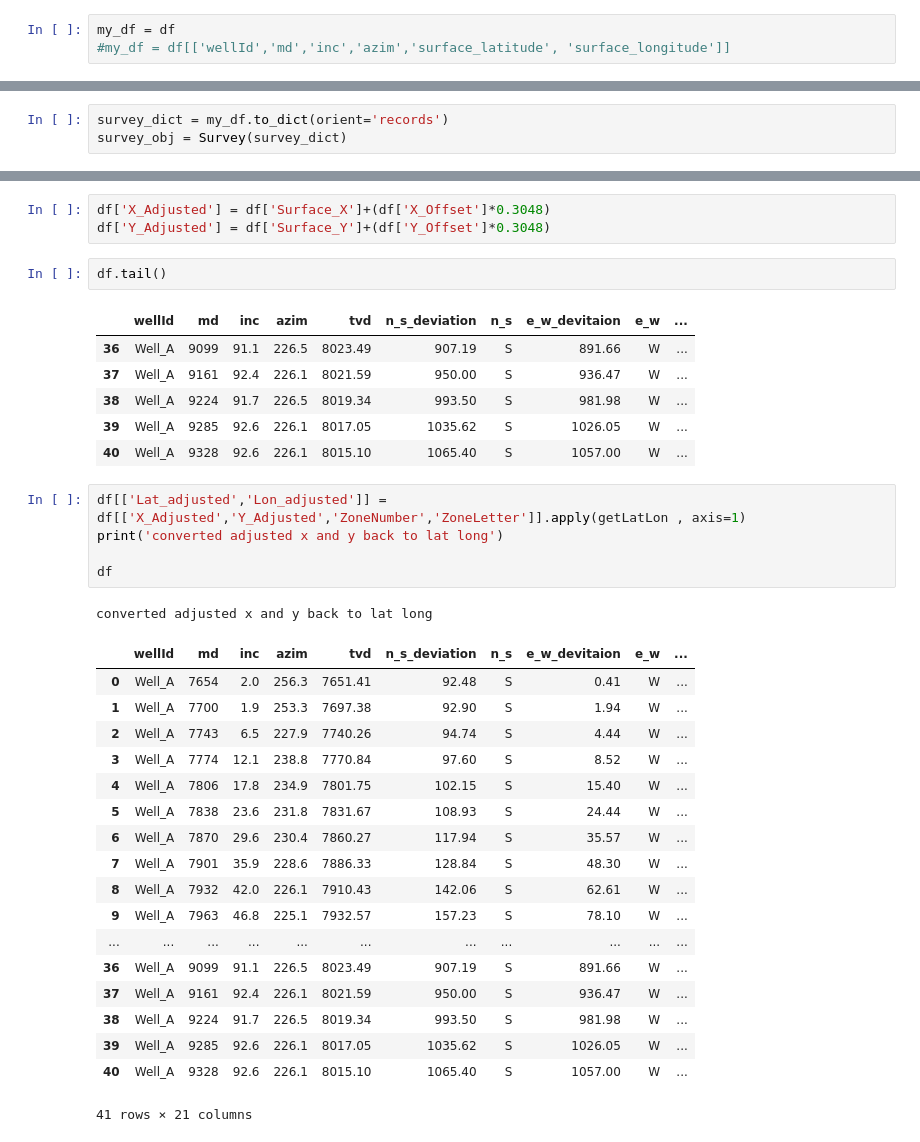
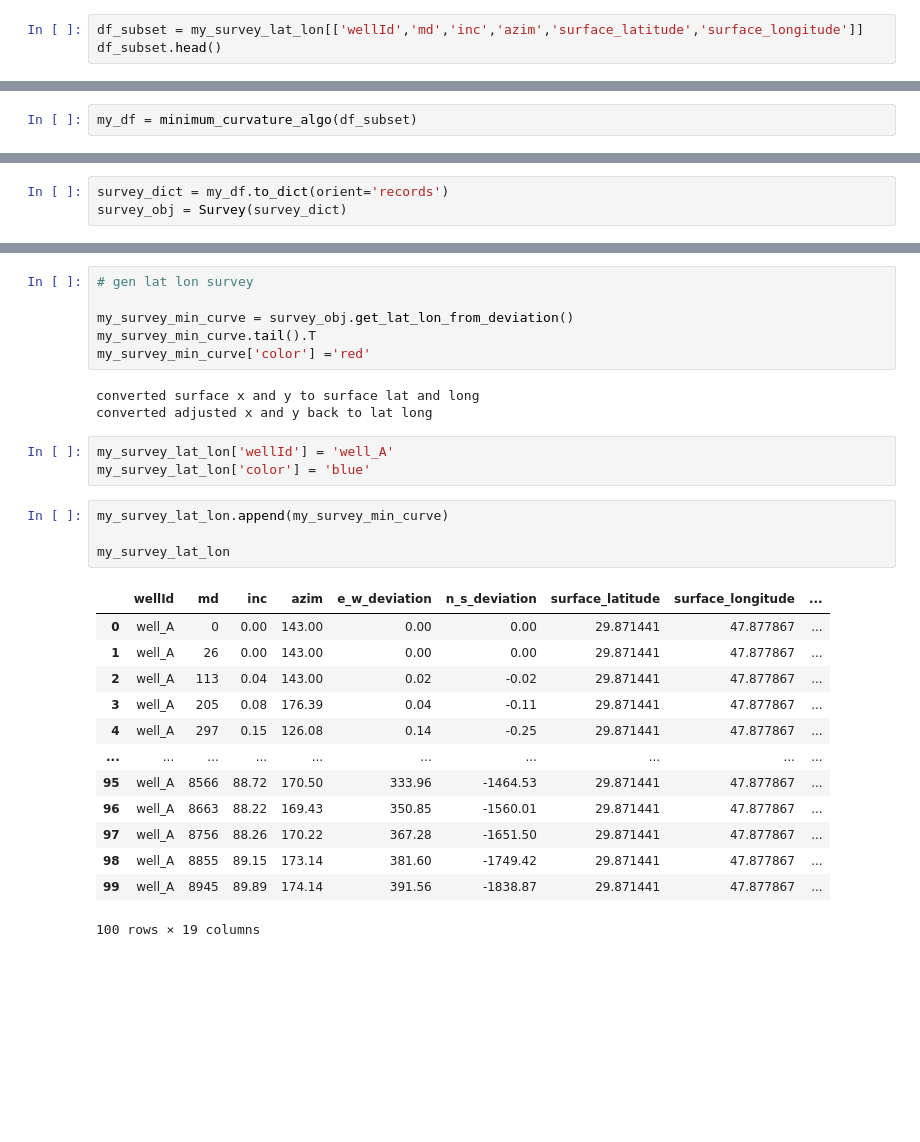
Before and after one commit to bpamos/welltrajconvert, a Jupyter notebook: notebook/Lat Long Conversion .ipynb, the cells around one changed output, grey strips where cells are left out. Drawn from its saved outputs; the diff is of its cells as text; blank space fills up the shorter version.

Commit message:
updates to work with min curve algo

```diff
--- a/notebook/Lat Long Conversion .ipynb
+++ b/notebook/Lat Long Conversion .ipynb
@@ -43,3 +222,3 @@ df.tail()
 # %%
-my_df = df
-#my_df = df[['wellId','md','inc','azim','surface_latitude', 'surface_longitude']]
+df_subset = my_survey_lat_lon[['wellId','md','inc','azim','surface_latitude','surface_longitude']]
+df_subset.head()
@@ -46,2 +365,4 @@ my_df = df
+# %%
+my_df = minimum_curvature_algo(df_subset)
 # %%
 my_df.head()
@@ -279,37 +388,30 @@ df.head()
-# %%
-df['X_Adjusted'] = df['Surface_X']+(df['X_Offset']*0.3048)
-df['Y_Adjusted'] = df['Surface_Y']+(df['Y_Offset']*0.3048)
-# %%
-df.tail()
-# %% [output]
-|  | wellId | md | inc | azim | tvd | n_s_deviation | n_s | e_w_devitaion | e_w | ... |
-| 36 | Well_A | 9099 | 91.1 | 226.5 | 8023.49 | 907.19 | S | 891.66 | W | ... |
-| 37 | Well_A | 9161 | 92.4 | 226.1 | 8021.59 | 950.00 | S | 936.47 | W | ... |
-| 38 | Well_A | 9224 | 91.7 | 226.5 | 8019.34 | 993.50 | S | 981.98 | W | ... |
-| 39 | Well_A | 9285 | 92.6 | 226.1 | 8017.05 | 1035.62 | S | 1026.05 | W | ... |
-| 40 | Well_A | 9328 | 92.6 | 226.1 | 8015.10 | 1065.40 | S | 1057.00 | W | ... |
-# %%
-df[['Lat_adjusted','Lon_adjusted']] = df[['X_Adjusted','Y_Adjusted','ZoneNumber','ZoneLetter']].apply(getLatLon , axis=1)
-print('converted adjusted x and y back to lat long')
-
-df
-# %% [output]
-converted adjusted x and y back to lat long
-|  | wellId | md | inc | azim | tvd | n_s_deviation | n_s | e_w_devitaion | e_w | ... |
-| 0 | Well_A | 7654 | 2.0 | 256.3 | 7651.41 | 92.48 | S | 0.41 | W | ... |
-| 1 | Well_A | 7700 | 1.9 | 253.3 | 7697.38 | 92.90 | S | 1.94 | W | ... |
-| 2 | Well_A | 7743 | 6.5 | 227.9 | 7740.26 | 94.74 | S | 4.44 | W | ... |
-| 3 | Well_A | 7774 | 12.1 | 238.8 | 7770.84 | 97.60 | S | 8.52 | W | ... |
-| 4 | Well_A | 7806 | 17.8 | 234.9 | 7801.75 | 102.15 | S | 15.40 | W | ... |
-| 5 | Well_A | 7838 | 23.6 | 231.8 | 7831.67 | 108.93 | S | 24.44 | W | ... |
-| 6 | Well_A | 7870 | 29.6 | 230.4 | 7860.27 | 117.94 | S | 35.57 | W | ... |
-| 7 | Well_A | 7901 | 35.9 | 228.6 | 7886.33 | 128.84 | S | 48.30 | W | ... |
-| 8 | Well_A | 7932 | 42.0 | 226.1 | 7910.43 | 142.06 | S | 62.61 | W | ... |
-| 9 | Well_A | 7963 | 46.8 | 225.1 | 7932.57 | 157.23 | S | 78.10 | W | ... |
-| ... | ... | ... | ... | ... | ... | ... | ... | ... | ... | ... |
-| 36 | Well_A | 9099 | 91.1 | 226.5 | 8023.49 | 907.19 | S | 891.66 | W | ... |
-| 37 | Well_A | 9161 | 92.4 | 226.1 | 8021.59 | 950.00 | S | 936.47 | W | ... |
-| 38 | Well_A | 9224 | 91.7 | 226.5 | 8019.34 | 993.50 | S | 981.98 | W | ... |
-| 39 | Well_A | 9285 | 92.6 | 226.1 | 8017.05 | 1035.62 | S | 1026.05 | W | ... |
-| 40 | Well_A | 9328 | 92.6 | 226.1 | 8015.10 | 1065.40 | S | 1057.00 | W | ... |
-41 rows × 21 columns
+# %%
+# gen lat lon survey
+
+my_survey_min_curve = survey_obj.get_lat_lon_from_deviation()
+my_survey_min_curve.tail().T
+my_survey_min_curve['color'] ='red'
+# %% [output]
+converted surface x and y to surface lat and long
+converted adjusted x and y back to lat long
+# %%
+my_survey_lat_lon['wellId'] = 'well_A'
+my_survey_lat_lon['color'] = 'blue'
+# %%
+my_survey_lat_lon.append(my_survey_min_curve)
+
+my_survey_lat_lon
+# %% [output]
+|  | wellId | md | inc | azim | e_w_deviation | n_s_deviation | surface_latitude | surface_longitude | ... |
+| 0 | well_A | 0 | 0.00 | 143.00 | 0.00 | 0.00 | 29.871441 | 47.877867 | ... |
+| 1 | well_A | 26 | 0.00 | 143.00 | 0.00 | 0.00 | 29.871441 | 47.877867 | ... |
+| 2 | well_A | 113 | 0.04 | 143.00 | 0.02 | -0.02 | 29.871441 | 47.877867 | ... |
+| 3 | well_A | 205 | 0.08 | 176.39 | 0.04 | -0.11 | 29.871441 | 47.877867 | ... |
+| 4 | well_A | 297 | 0.15 | 126.08 | 0.14 | -0.25 | 29.871441 | 47.877867 | ... |
+| ... | ... | ... | ... | ... | ... | ... | ... | ... | ... |
+| 95 | well_A | 8566 | 88.72 | 170.50 | 333.96 | -1464.53 | 29.871441 | 47.877867 | ... |
+| 96 | well_A | 8663 | 88.22 | 169.43 | 350.85 | -1560.01 | 29.871441 | 47.877867 | ... |
+| 97 | well_A | 8756 | 88.26 | 170.22 | 367.28 | -1651.50 | 29.871441 | 47.877867 | ... |
+| 98 | well_A | 8855 | 89.15 | 173.14 | 381.60 | -1749.42 | 29.871441 | 47.877867 | ... |
+| 99 | well_A | 8945 | 89.89 | 174.14 | 391.56 | -1838.87 | 29.871441 | 47.877867 | ... |
+100 rows × 19 columns
```
Also changed, not shown: parts of 27 cells of this notebook, 3 other files.
